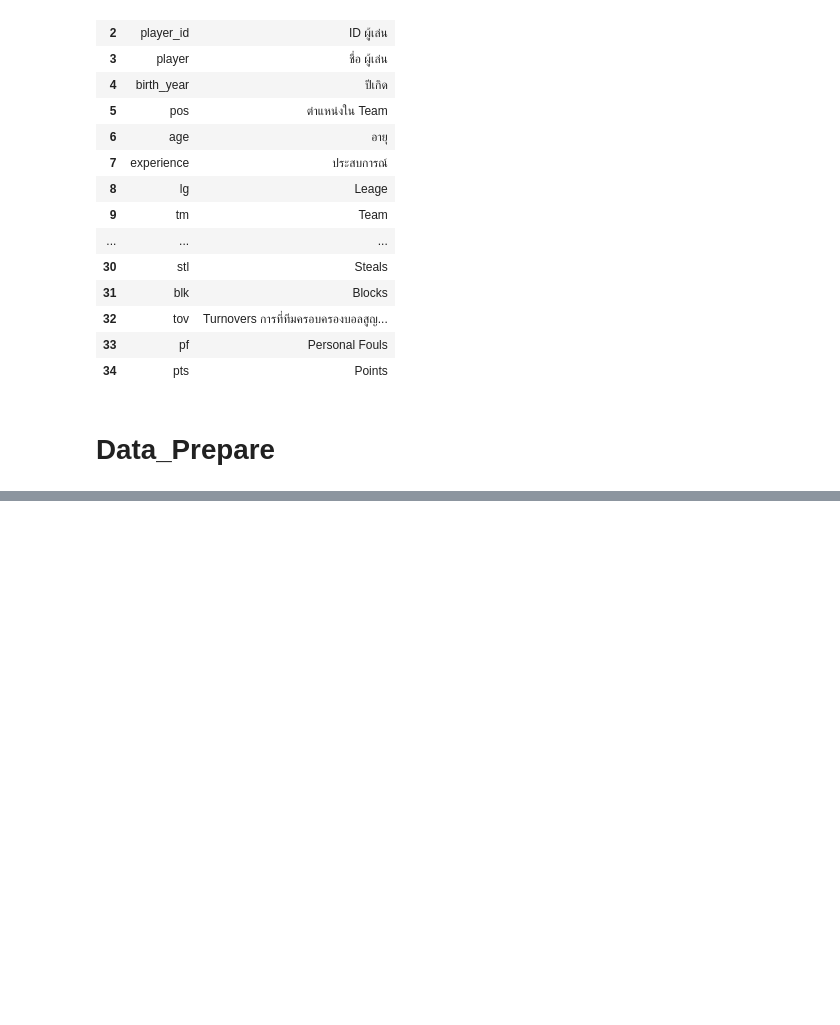
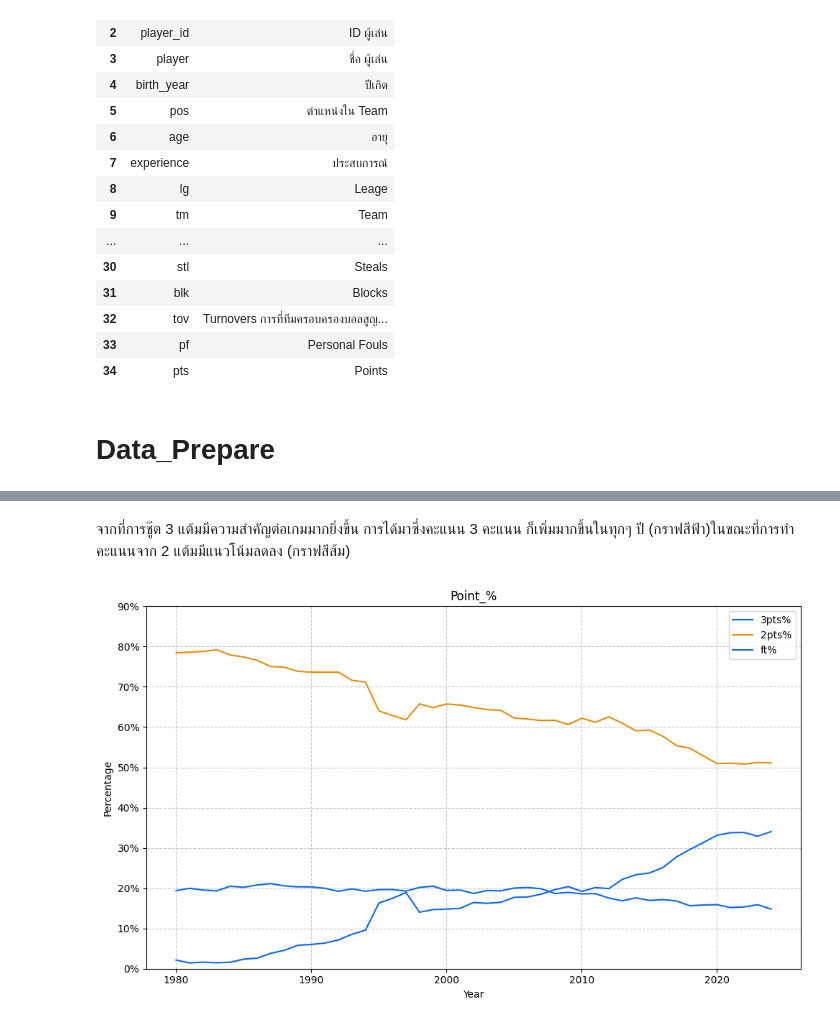
Before and after one commit to NuTTaoo/NBA_Stat, a Jupyter notebook: NBA_Stat.ipynb, the cells around one changed output, grey strips where cells are left out. Drawn from its saved outputs; the diff is of its cells as text; code cells hidden in the pictures; blank space fills up the shorter version.

```diff
--- a/NBA_Stat.ipynb
+++ b/NBA_Stat.ipynb
@@ -93,0 +145,19 @@ memory usage: 8.5+ MB
+# %% [markdown]
+จากที่การชู๊ต 3 แต้มมีความสำคัญต่อเกมมากยิ่งขึ้น การได้มาซึ่งคะแนน 3 คะแนน ก็เพิ่มมากขึ้นในทุกๆ ปี (กราฟสีฟ้า)ในขณะที่การทำคะแนนจาก 2 แต้มมีแนวโน้มลดลง (กราฟสีส้ม)
+# %%
+plt.figure(figsize=(10, 6))
+plt.gca().yaxis.set_major_formatter(PercentFormatter())
+# Set y-axis limits
+plt.ylim(0, 90)
+plt.plot(df_groupby_year.index, df_groupby_year['3pts%'], label='3pts%')
+plt.plot(df_groupby_year.index, df_groupby_year['2pts%'], label='2pts%')
+plt.plot(df_groupby_year.index, df_groupby_year['ft%'], label='ft%')
+plt.xlabel('Year')
+plt.ylabel('Percentage')
+plt.title('Point_%')
+plt.legend()
+plt.grid(True, linestyle='--', alpha=0.7)
+plt.tight_layout()
+plt.show()
+# %% [output]
+[figure, added]
```
Also changed, not shown: parts of 27 cells of this notebook.
